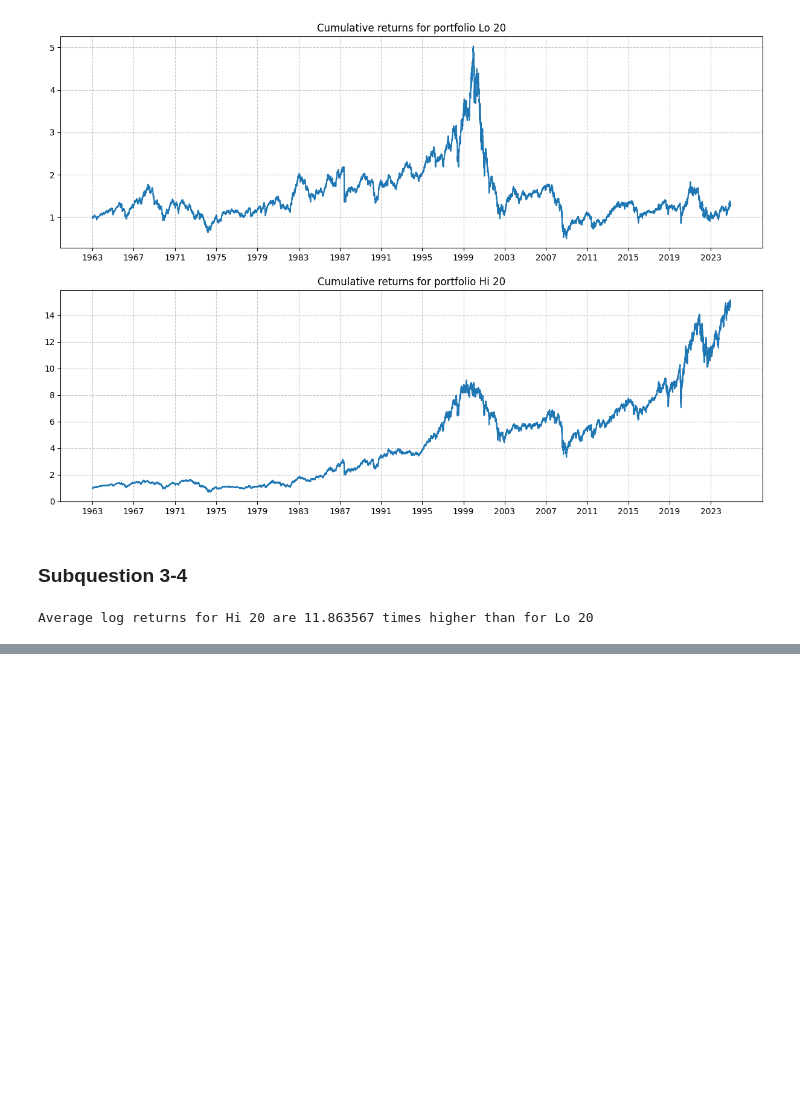
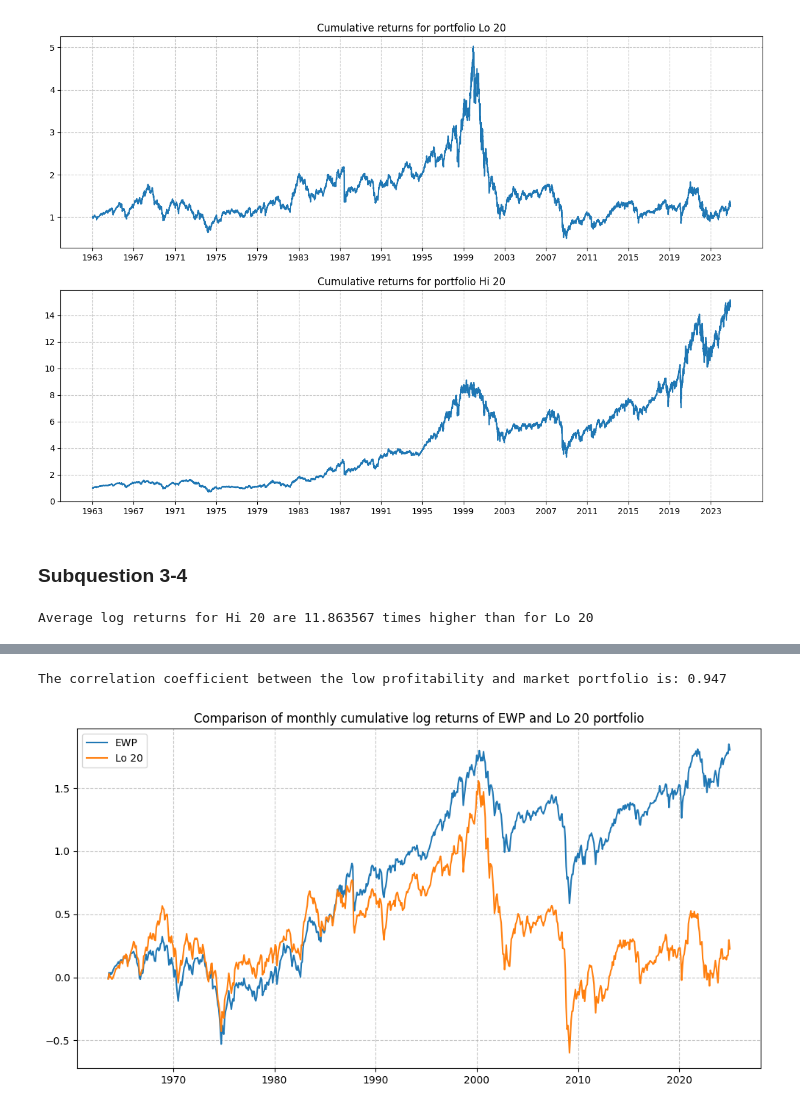
Before and after one commit to S1104225/GRA65515, a Jupyter notebook: Q2.ipynb, the cells around one changed output, grey strips where cells are left out. Drawn from its saved outputs; the diff is of its cells as text; code cells hidden in the pictures; blank space fills up the shorter version.

```diff
--- a/Q2.ipynb
+++ b/Q2.ipynb
@@ -72,0 +172,18 @@ Average log returns for Hi 20 are 11.863567 times higher than for Lo 20
+# %%
+data1 = data.copy()
+data1.index = data1['Date']
+monthly_log_returns = {}
+for portfolio in ['EWP', 'Lo 20']:
+    log_return = np.log(1 + data1[portfolio] - interest_rate / 252)
+    monthly_log_returns[portfolio] = log_return.resample('ME').sum()
+print(f"The correlation coefficient between the low profitability and market portfolio is: {np.corrcoef(monthly_log_returns['EWP'], monthly_log_returns['Lo 20'])[1,0]:.3f}")
+plt.figure(figsize=(12, 6))
+plt.plot(monthly_log_returns['EWP'].cumsum(), label='EWP')
+plt.plot(monthly_log_returns['Lo 20'].cumsum(), label='Lo 20')
+plt.legend()
+plt.grid(True, linestyle='--', alpha=0.7)
+plt.gca().set_axisbelow(True)
+plt.title('Comparison of monthly cumulative log returns of EWP and Lo 20 portfolio');
+# %% [output]
+The correlation coefficient between the low profitability and market portfolio is: 0.947
+[figure, added]
```
Also changed, not shown: parts of 14 cells of this notebook, 1 other file.
